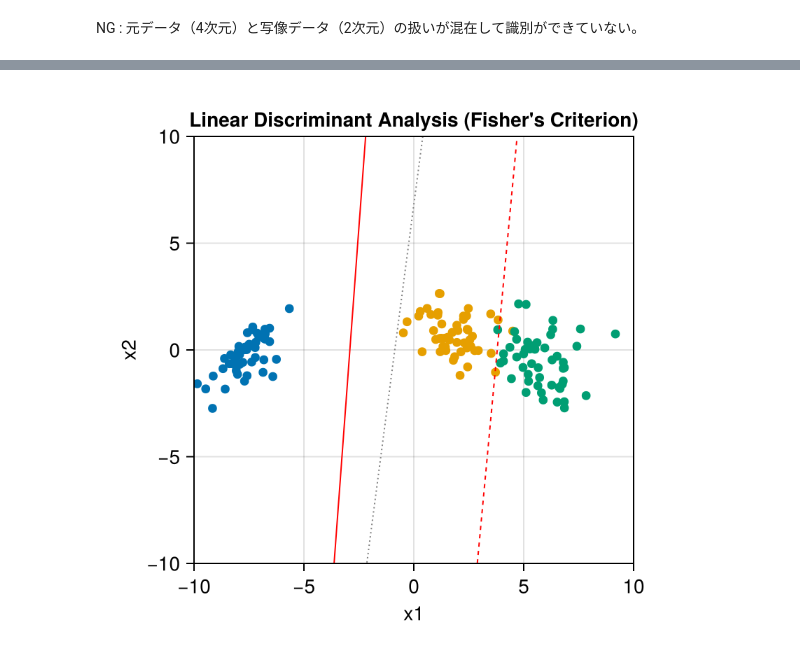
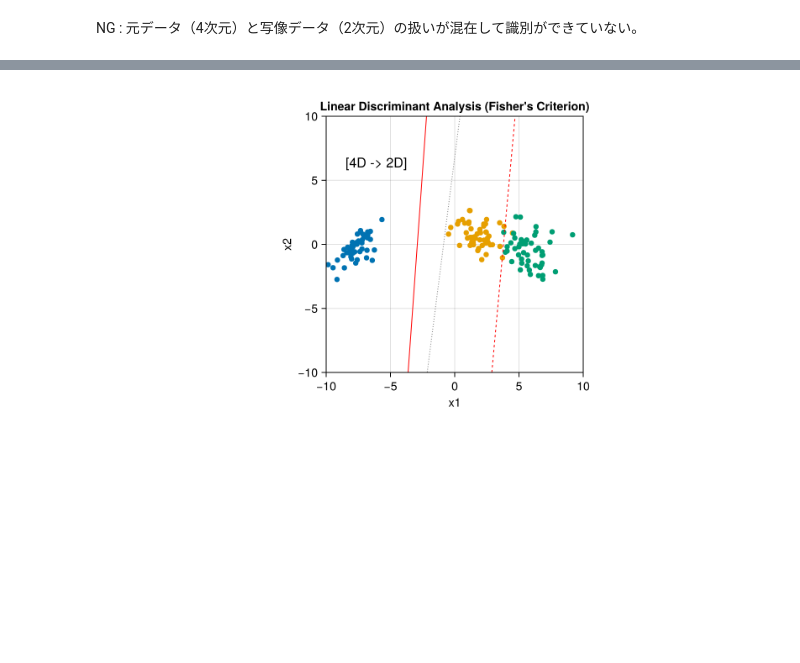
Before and after one commit to SW-yo/OhMyJulia, a Jupyter notebook: Pattern_recognition/6.3_iris-Fisher's_linear_discriminant.ipynb, the cells around one changed output, grey strips where cells are left out. Drawn from its saved outputs; the diff is of its cells as text; code cells hidden in the pictures; blank space fills up the shorter version.

```diff
--- a/Pattern_recognition/6.3_iris-Fisher's_linear_discriminant.ipynb
+++ b/Pattern_recognition/6.3_iris-Fisher's_linear_discriminant.ipynb
@@ -476,59 +492,75 @@ OK : 識別境界を2次元に写像したデータから計算することで
 # %%
 # (1)2D写像済みデータで識別境界を計算
 function boundary_2d(x_new_i, x_new_j)
-    μ_i = mean(x_new_i)
-    μ_j = mean(x_new_j)
+    mc_i = mean(x_new_i)
+    mc_j = mean(x_new_j)
     Σ_i = cov(reduce(hcat, x_new_i)')
     Σ_j = cov(reduce(hcat, x_new_j)')
     N_i, N_j = length(x_new_i), length(x_new_j)
     S_W = (N_i * Σ_i + N_j * Σ_j) / (N_i + N_j)
 
-    w = inv(S_W) * (μ_i - μ_j)       # 2D判別方向
-    t = dot(w, (μ_i + μ_j) / 2)      # 閾値
+    w = inv(S_W) * (mc_i - mc_j)       # 2D判別方向
+    t = dot(w, (mc_i + mc_j) / 2)      # 閾値, dot()は内積
     return w, t
 end
 
 # (2)データの中心化
-# 全体平均
+# 全体平均を引く
 X_centered = X .- mean(X, dims=1)
-# 全体平均を引いてから写像
+# クラス分け
 x_new_sts = [W' * X_centered[i, :] for i in 1:nrow if y[i] == "setosa"]
 x_new_vsc = [W' * X_centered[i, :] for i in 1:nrow if y[i] == "versicolor"]
 x_new_vgn = [W' * X_centered[i, :] for i in 1:nrow if y[i] == "virginica"]
 
 # (3)識別境界を描画するためのグリッドを作成
 x_1 = range(-10.0, 10.0, length=100)
 x_2 = range(-10.0, 10.0, length=100)
 
-# (4)データの再プロット
-empty!(ax)
-scatter!(ax, Point2f.(x_new_sts))
-scatter!(ax, Point2f.(x_new_vsc))
-scatter!(ax, Point2f.(x_new_vgn))
+# (4)プロット準備
+fig =Figure(size=(800,400))
+ax_a = Axis(fig[1, 1],
+    title="Linear Discriminant Analysis (Fisher's Criterion)",
+    xlabel="x1",
+    ylabel="x2",
+    xticks=-10.0:5.0:10.0,
+    yticks=-10.0:5.0:10.0,
+    limits=((-10.0, 10.0), (-10.0, 10.0)),
+    aspect = AxisAspect(1)
+)
 
-# (5)識別境界の描画
+# (5)データの再プロット
+scatter!(ax_a, Point2f.(x_new_sts))
+scatter!(ax_a, Point2f.(x_new_vsc))
+scatter!(ax_a, Point2f.(x_new_vgn))
+
+# (6)識別境界の描画
 w, t = boundary_2d(x_new_sts, x_new_vsc)
 z_12 = [dot(w, [x1, x2]) - t for x1 in x_1, x2 in x_2]
-contour!(ax, x_1, x_2, z_12,
+contour!(ax_a, x_1, x_2, z_12,
     levels=[0.0],
     color=:red,
     linestyle=:solid)
 
 w, t = boundary_2d(x_new_vsc, x_new_vgn)
 z_23 = [dot(w, [x1, x2]) - t for x1 in x_1, x2 in x_2]
-contour!(ax, x_1, x_2, z_23,
+contour!(ax_a, x_1, x_2, z_23,
     levels=[0.0],
     color=:red,
     linestyle=:dash)
 
 w, t = boundary_2d(x_new_vgn, x_new_sts)
 z_31 = [dot(w, [x1, x2]) - t for x1 in x_1, x2 in x_2]
-contour!(ax, x_1, x_2, z_31,
+contour!(ax_a, x_1, x_2, z_31,
     levels=[0.0],
     color=:gray,
     linestyle=:dot)
 
+text!(ax_a, -8.5, 7.0,
+    align=(:left, :top),
+    fontsize=16,
+    text="[4D -> 2D]")
+
 save("xoutput.png", fig)
 fig
 # %% [output]
-[figure, old version]
+[figure, new version]
```
Also changed, not shown: parts of 5 cells of this notebook, 5 other files.
